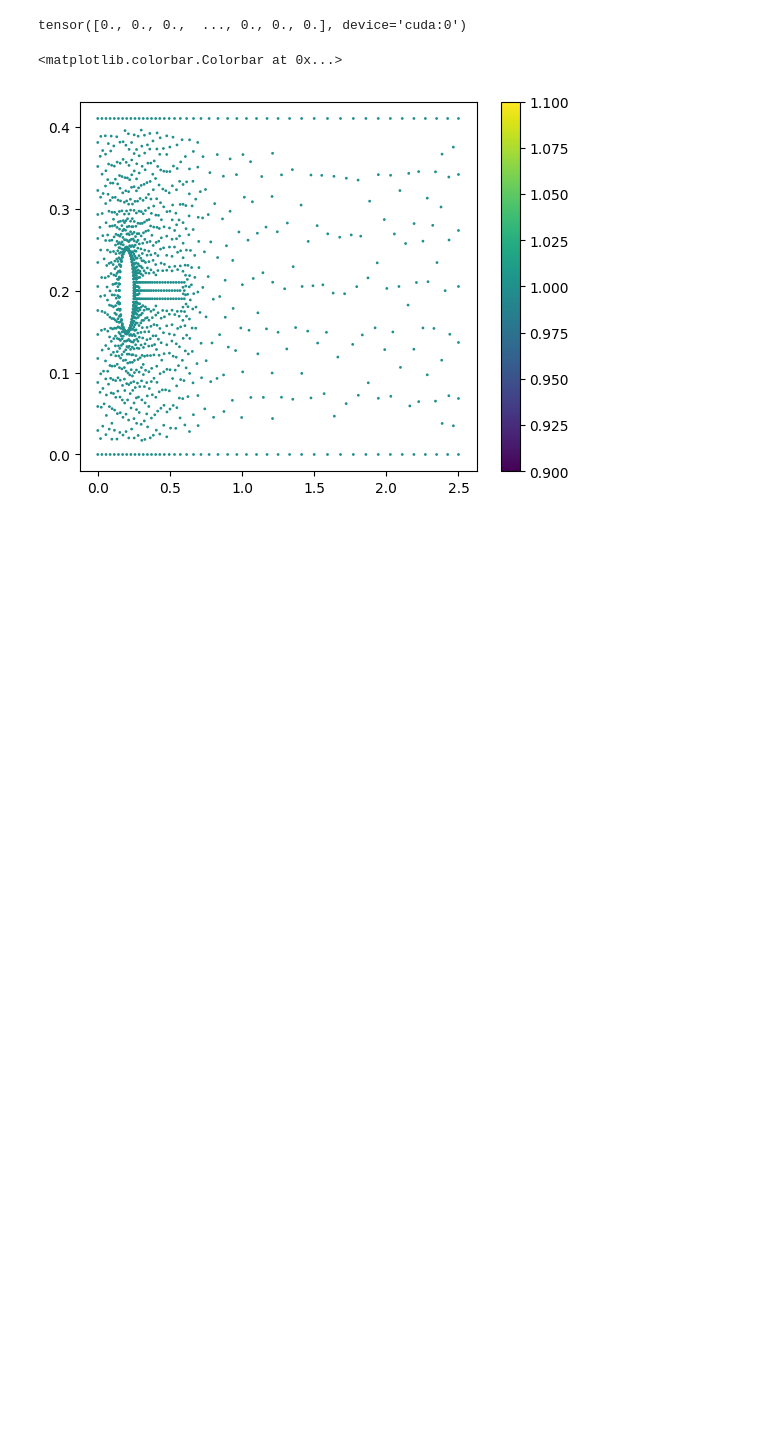
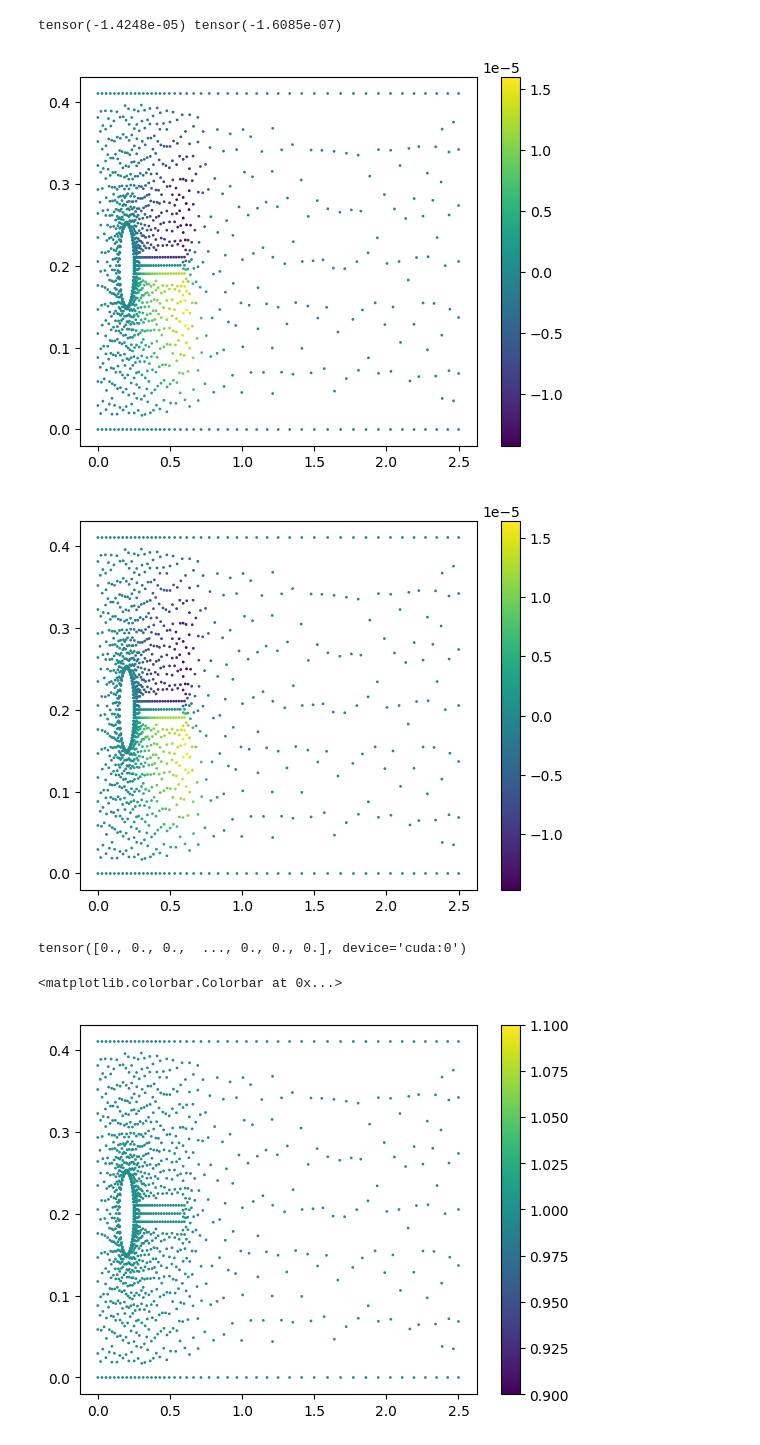
Before and after one commit to ashiq24/CoDA-NO, a Jupyter notebook: intial_model_testing.ipynb, the cells around one changed output. Drawn from its saved outputs; the diff is of its cells as text; code cells hidden in the pictures; blank space fills up the shorter version.

```diff
--- a/intial_model_testing.ipynb
+++ b/intial_model_testing.ipynb
@@ -55,4 +14,0 @@ print(np.max(mesh[0,:]), np.max(mesh[1,:]))
-# %%
-idx_x = torch.arange(0,2.51+(2.51/100), 2.51/100)
-idx_y = torch.arange(0,.42, 0.42/20)
-x, y  = torch.meshgrid(idx_x, idx_y, indexing='ij')
@@ -124,0 +15,7 @@ masker = MakserNonuniformMest(torch.transpose(com_mesh, 0, 1).cuda(),torch.trans
+# %%
+params = YParams('./config/ssl_ns_elastic.yaml', 'codano_test', print_params=False)
+# %%
+dataset = NsElasticDataset(params.data_location)
+params.dt = 100
+train, test = dataset.get_dataloader(params.mu_list, params.dt, ntrain=params.get(
+        'ntrain'), ntest=params.get('ntest'), sample_per_inlet=params.sample_per_inlet)
@@ -125,3 +40,22 @@ masker = MakserNonuniformMest(torch.transpose(com_mesh, 0, 1).cuda(),torch.trans
+# %%
+mesh = torch.from_numpy(mesh).float()
+# %%
+for data in test:
+    x, y = data['x'], data['y']
+    dx_mesh = data['d_grid_x'][0]
+    dy_mesh = data['d_grid_y'][0]
+    #print(mesh.shape, dx_mesh.shape, dy_mesh.shape, x.shape,y.shape)
+    print(torch.min(dx_mesh[:,0]), torch.min(dx_mesh[:,1]))
+    plt.scatter(mesh[0,:]+dx_mesh[:,0], mesh[1:]+dx_mesh[:,1],c=dx_mesh[:,0], cmap='viridis', s=1.0)
+    plt.colorbar()
+    plt.show()
+    plt.scatter(mesh[0,:]+dy_mesh[:,0], mesh[1:]+dy_mesh[:,1],c=y[0,:,-2], cmap='viridis', s=1.0)
+    plt.colorbar()
+    plt.show()
+# %% [output]
+tensor(-1.4248e-05) tensor(-1.6085e-07)
+[figure, added]
+[figure, added]
 # %%
 _, mask = masker((1317, 7),max_block=0.7, drop_pix=0.3,\
                  channel_aug_rate = 0.8, channel_drop_rate = 0.4, device='cuda', min_block=10, max_blocks=100 )
```
Also changed, not shown: parts of 53 cells of this notebook, 1 other file.
